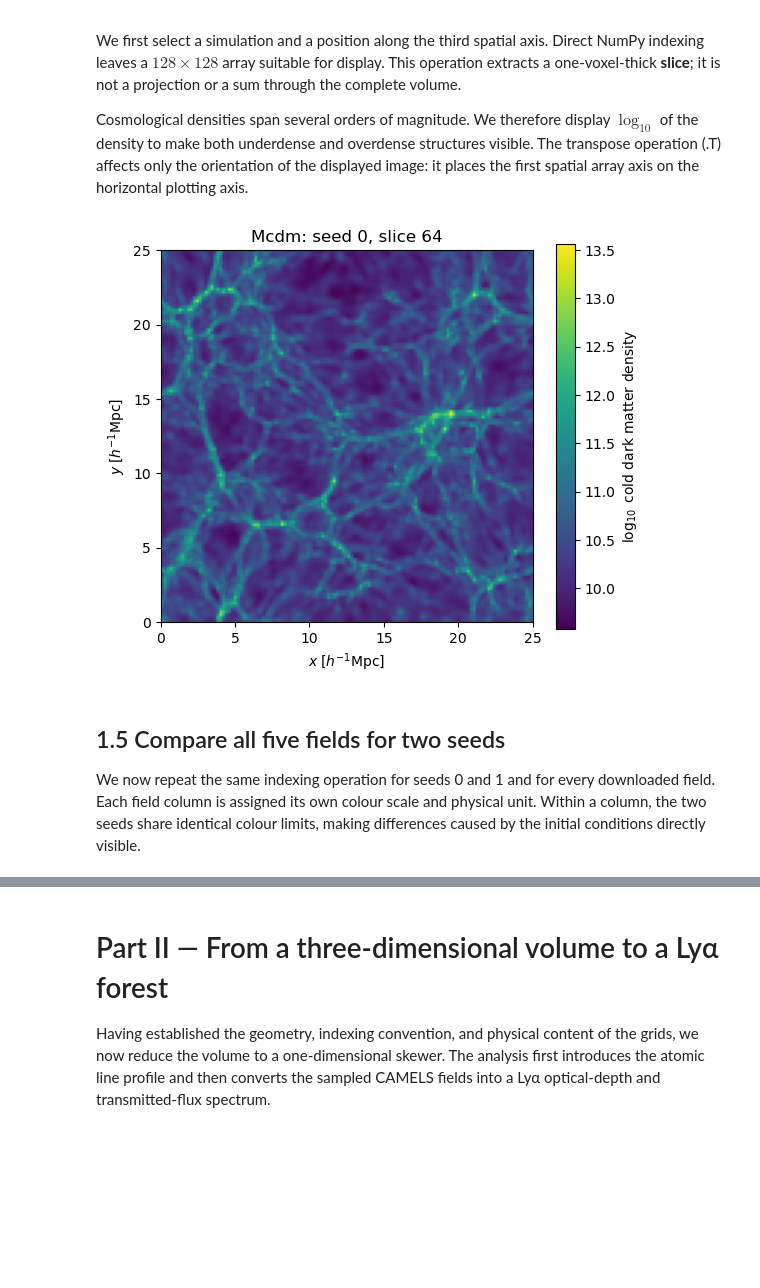
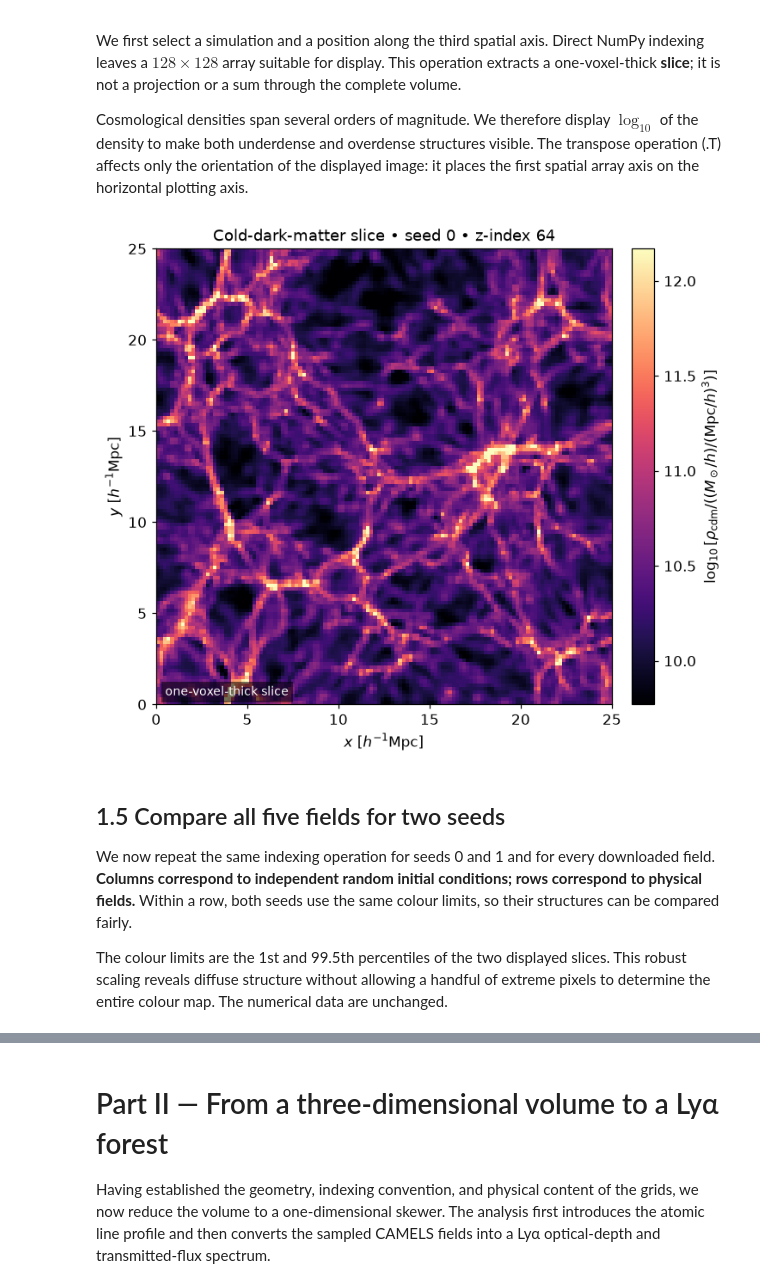
Before and after one commit to soumak-maitra/CC2-ML_for_Cosmological_Fields, a Jupyter notebook: Hands-On/CAMELS_visualization_and_Lya_forest.ipynb, the cells around one changed output, grey strips where cells are left out. Cells and saved outputs as stored; diff of their text form; code cells hidden in the pictures; blank space fills up the shorter version.

```diff
--- a/Hands-On/CAMELS_visualization_and_Lya_forest.ipynb
+++ b/Hands-On/CAMELS_visualization_and_Lya_forest.ipynb
@@ -62,8 +135,12 @@ $$\Delta x=\frac{25}{128}\simeq0.195\,h^{-1}\mathrm{Mpc}.$$
 # %%
-file = data_directory / "Grids_Mcdm_IllustrisTNG_CV_128_z=2.0.npy"
-grids = np.load(file)
+file_path = data_directory / "Grids_Mcdm_IllustrisTNG_CV_128_z=2.0.npy"
 
-print("shape:", grids.shape)
-print("data type:", grids.dtype)
-print("size in memory (MiB):", grids.nbytes / 1024**2)
+# Memory mapping reads only the slices requested below instead of copying
+# every simulation volume into RAM at once.
+grids = np.load(file_path, mmap_mode="r")
+
+print(f"Array shape              : {grids.shape}")
+print(f"Stored data type          : {grids.dtype}")
+print(f"Complete file size in RAM : {grids.nbytes / 1024**2:.1f} MiB")
+print(f"One 3D volume size in RAM : {grids[0].nbytes / 1024**2:.1f} MiB")
 # %% [output]
@@ -79,20 +157,49 @@ Cosmological densities span several orders of magnitude. We therefore display $\
 # %%
 seed = 0
 slice_number = 64
-image = grids[seed, :, :, slice_number]
 
-plt.figure(figsize=(6, 5))
-plt.imshow(np.log10(image).T, origin="lower", extent=[0, 25, 0, 25])
-plt.colorbar(label=r"$\log_{10}$ cold dark matter density")
-plt.xlabel(r"$x\;[h^{-1}\mathrm{Mpc}]$")
-plt.ylabel(r"$y\;[h^{-1}\mathrm{Mpc}]$")
-plt.title(f"Mcdm: seed {seed}, slice {slice_number}")
+density_slice = grids[seed, :, :, slice_number]
+log_density_slice = safe_log10(density_slice).T
+colour_min, colour_max = robust_limits([log_density_slice])
+
+fig, ax = plt.subplots(figsize=(6.8, 5.6), constrained_layout=True)
+image = ax.imshow(
+    log_density_slice,
+    origin="lower",
+    extent=[0, 25, 0, 25],
+    cmap="magma",
+    vmin=colour_min,
+    vmax=colour_max,
+    interpolation="nearest",
+)
+colourbar = fig.colorbar(image, ax=ax, pad=0.02)
+colourbar.set_label(
+    r"$\log_{10}[\rho_{\rm cdm}/((M_\odot/h)/(\mathrm{Mpc}/h)^3)]$"
+)
+
+ax.set(
+    xlabel=r"$x\ [h^{-1}\mathrm{Mpc}]$",
+    ylabel=r"$y\ [h^{-1}\mathrm{Mpc}]$",
+    title=f"Cold-dark-matter slice • seed {seed} • z-index {slice_number}",
+    aspect="equal",
+)
+ax.text(
+    0.02,
+    0.02,
+    "one-voxel-thick slice",
+    transform=ax.transAxes,
+    color="white",
+    fontsize=9,
+    bbox={"facecolor": "black", "alpha": 0.55, "edgecolor": "none", "pad": 3},
+)
 plt.show()
 # %% [output]
-[figure, old version]
+[figure, new version]
 # %% [markdown]
 ## 1.5 Compare all five fields for two seeds
 
-We now repeat the same indexing operation for seeds 0 and 1 and for every downloaded field. Each field column is assigned its own colour scale and physical unit. Within a column, the two seeds share identical colour limits, making differences caused by the initial conditions directly visible.
+We now repeat the same indexing operation for seeds 0 and 1 and for every downloaded field. **Columns correspond to independent random initial conditions; rows correspond to physical fields.** Within a row, both seeds use the same colour limits, so their structures can be compared fairly.
+
+The colour limits are the 1st and 99.5th percentiles of the two displayed slices. This robust scaling reveals diffuse structure without allowing a handful of extreme pixels to determine the entire colour map. The numerical data are unchanged.
 # %%
 fields = {
```
Also changed, not shown: parts of 33 cells of this notebook, 8 other files.
